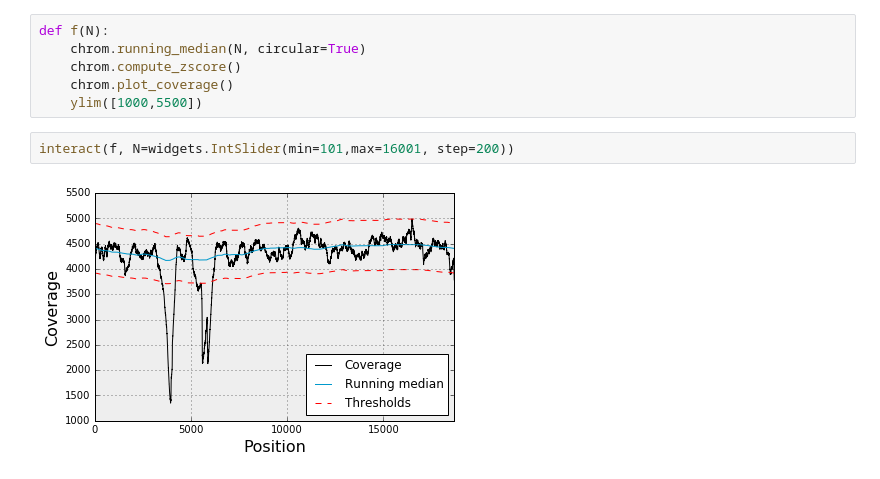
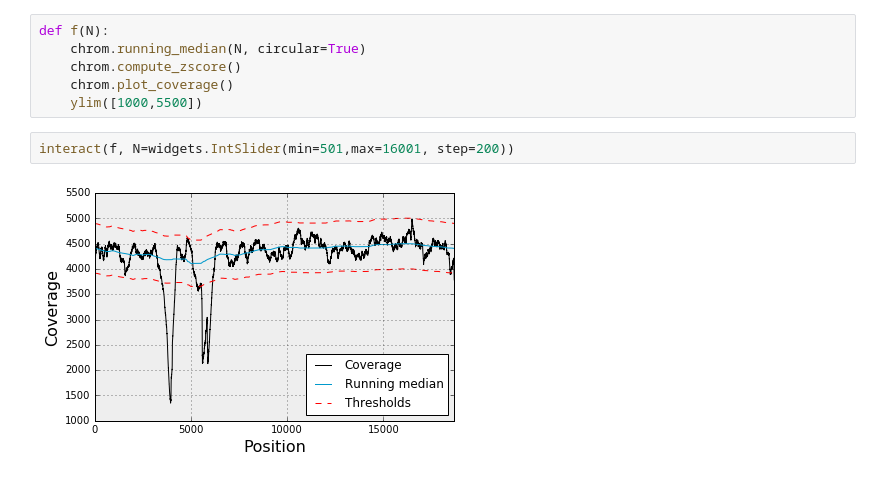
Before and after one commit to vladsaveliev/sequana, a Jupyter notebook: notebooks/coverage.ipynb, the cells around one changed output. Cells and saved outputs as stored; diff of their text form.

```diff
--- a/notebooks/coverage.ipynb
+++ b/notebooks/coverage.ipynb
@@ -29,6 +21,6 @@ def f(N):
     chrom.plot_coverage()
     ylim([1000,5500])
 # %%
-interact(f, N=widgets.IntSlider(min=101,max=16001, step=200))
+interact(f, N=widgets.IntSlider(min=501,max=16001, step=200))
 # %% [output]
-[figure, old version]
+[figure, new version]
```
Also changed, not shown: parts of 4 cells of this notebook.
